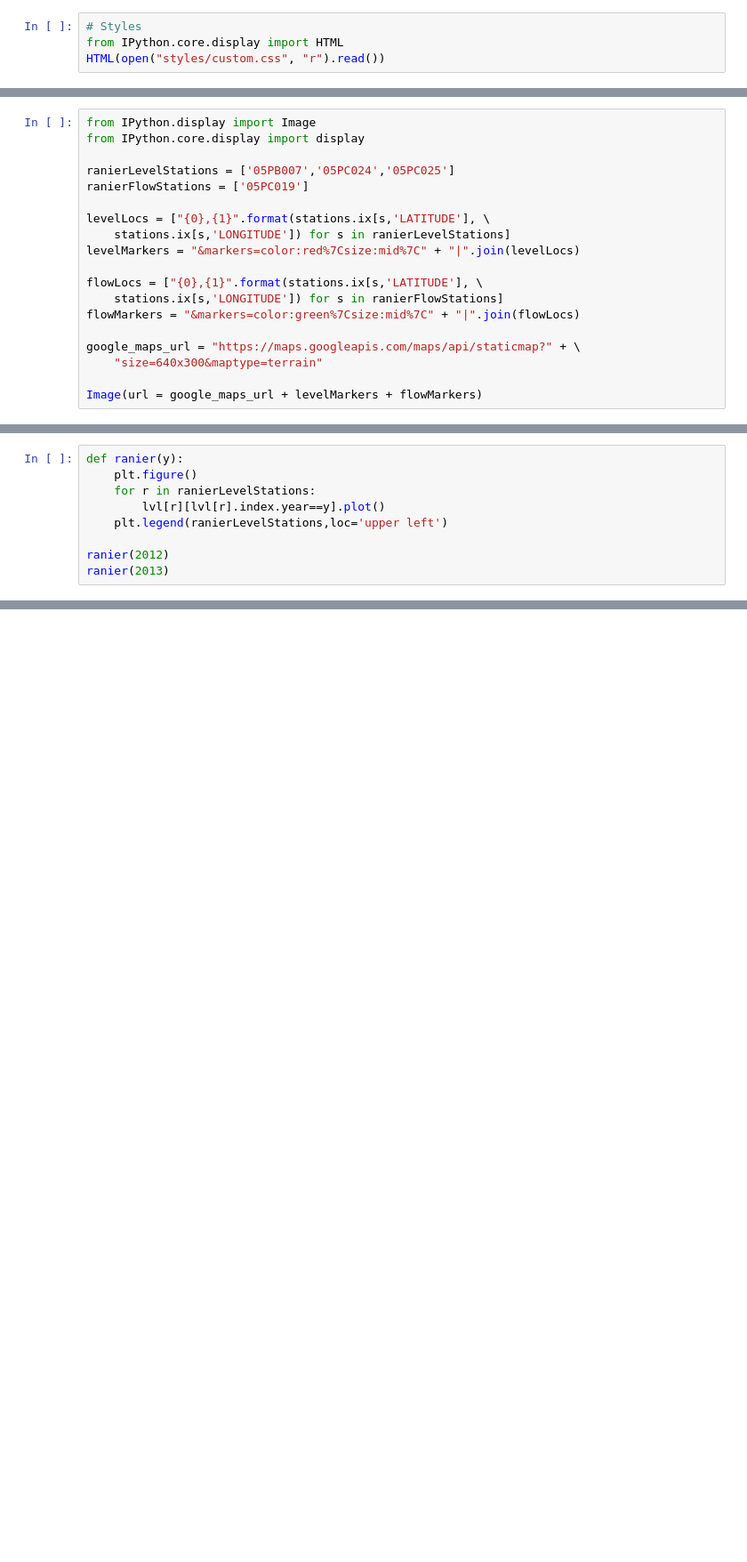
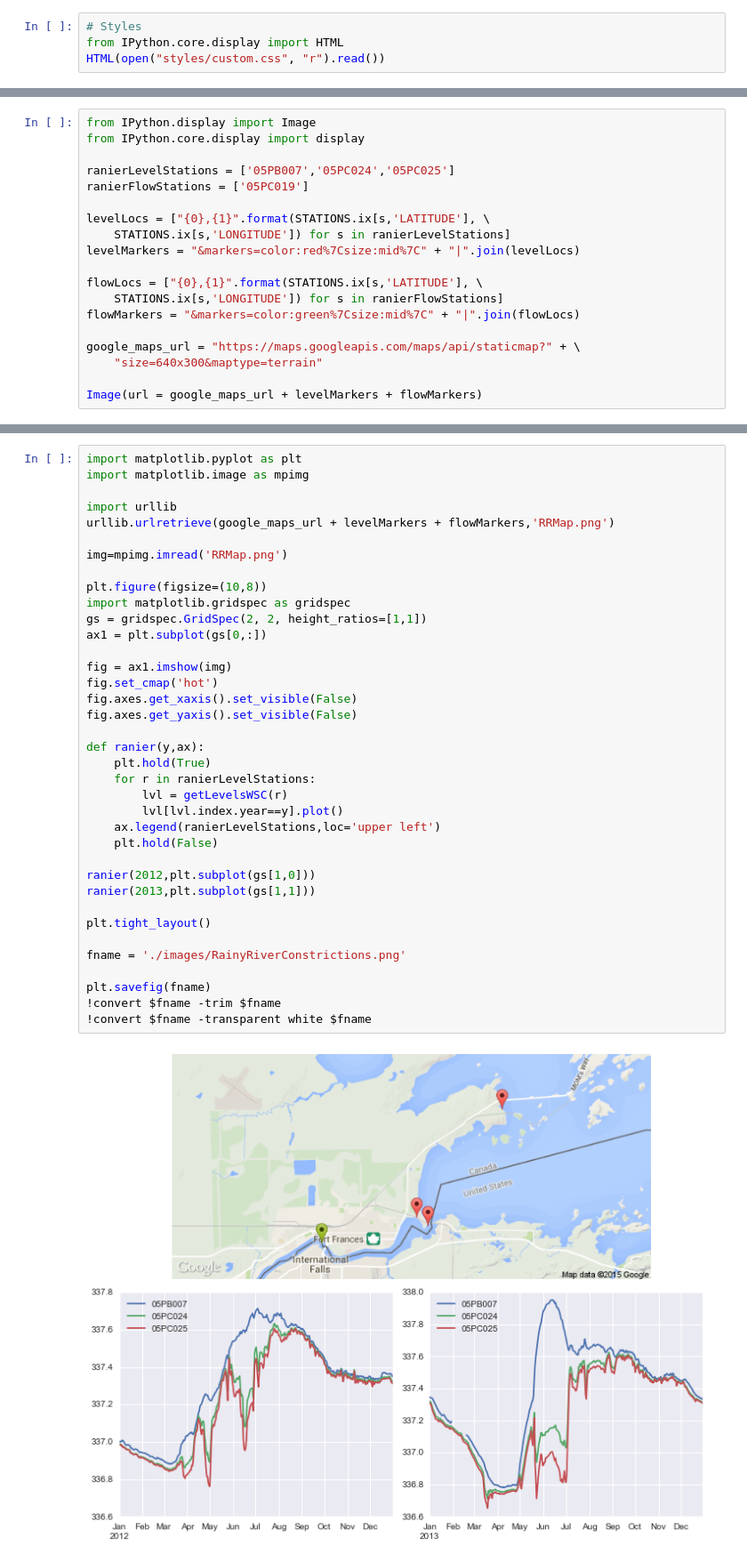
Before and after one commit to kmcgarry7/Rainy-Lake-Hydrology, a Jupyter notebook: Flow_Constrictions_on_Upper_Rainy_River.ipynb, the cells around one changed output, grey strips where cells are left out. Shown at 89% size. Saved outputs shown, nothing was run; the diff lists cells and outputs as text; blank space fills up the shorter version.

```diff
--- a/Flow_Constrictions_on_Upper_Rainy_River.ipynb
+++ b/Flow_Constrictions_on_Upper_Rainy_River.ipynb
@@ -11,12 +14,12 @@ from IPython.core.display import display
 ranierLevelStations = ['05PB007','05PC024','05PC025']
 ranierFlowStations = ['05PC019']
 
-levelLocs = ["{0},{1}".format(stations.ix[s,'LATITUDE'], \
-    stations.ix[s,'LONGITUDE']) for s in ranierLevelStations]
+levelLocs = ["{0},{1}".format(STATIONS.ix[s,'LATITUDE'], \
+    STATIONS.ix[s,'LONGITUDE']) for s in ranierLevelStations]
 levelMarkers = "&markers=color:red%7Csize:mid%7C" + "|".join(levelLocs)
 
-flowLocs = ["{0},{1}".format(stations.ix[s,'LATITUDE'], \
-    stations.ix[s,'LONGITUDE']) for s in ranierFlowStations]
+flowLocs = ["{0},{1}".format(STATIONS.ix[s,'LATITUDE'], \
+    STATIONS.ix[s,'LONGITUDE']) for s in ranierFlowStations]
 flowMarkers = "&markers=color:green%7Csize:mid%7C" + "|".join(flowLocs)
 
 google_maps_url = "https://maps.googleapis.com/maps/api/staticmap?" + \
@@ -25,12 +28,3 @@ google_maps_url = "https://maps.googleapis.com/maps/api/staticmap?" + \
 Image(url = google_maps_url + levelMarkers + flowMarkers)
 # %% [output]
 [interactive output not drawn]
-# %%
-def ranier(y):
-    plt.figure()
-    for r in ranierLevelStations:
-        lvl[r][lvl[r].index.year==y].plot()
-    plt.legend(ranierLevelStations,loc='upper left')
-
-ranier(2012)
-ranier(2013)
@@ -39,0 +31,39 @@ ranier(2013)
+# %%
+import matplotlib.pyplot as plt
+import matplotlib.image as mpimg
+
+import urllib
+urllib.urlretrieve(google_maps_url + levelMarkers + flowMarkers,'RRMap.png')
+
+img=mpimg.imread('RRMap.png')
+
+plt.figure(figsize=(10,8))
+import matplotlib.gridspec as gridspec
+gs = gridspec.GridSpec(2, 2, height_ratios=[1,1])
+ax1 = plt.subplot(gs[0,:])
+
+fig = ax1.imshow(img)
+fig.set_cmap('hot')
+fig.axes.get_xaxis().set_visible(False)
+fig.axes.get_yaxis().set_visible(False)
+
+def ranier(y,ax):
+    plt.hold(True)
+    for r in ranierLevelStations:
+        lvl = getLevelsWSC(r)
+        lvl[lvl.index.year==y].plot()
+    ax.legend(ranierLevelStations,loc='upper left')
+    plt.hold(False)
+
+ranier(2012,plt.subplot(gs[1,0]))
+ranier(2013,plt.subplot(gs[1,1]))
+
+plt.tight_layout()
+
+fname = './images/RainyRiverConstrictions.png'
+
+plt.savefig(fname)
+!convert $fname -trim $fname
+!convert $fname -transparent white $fname
+# %% [output]
+[figure, added]
```
Also changed, not shown: parts of 2 cells of this notebook, 27 other files.
